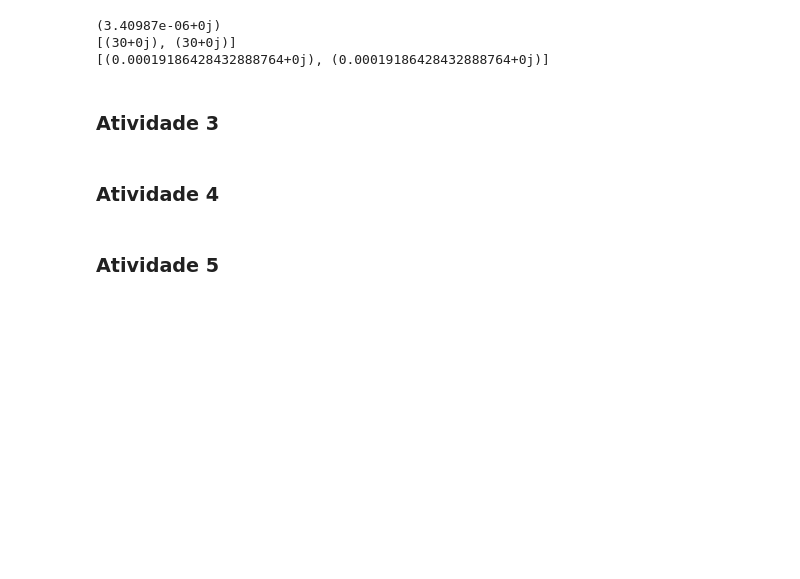
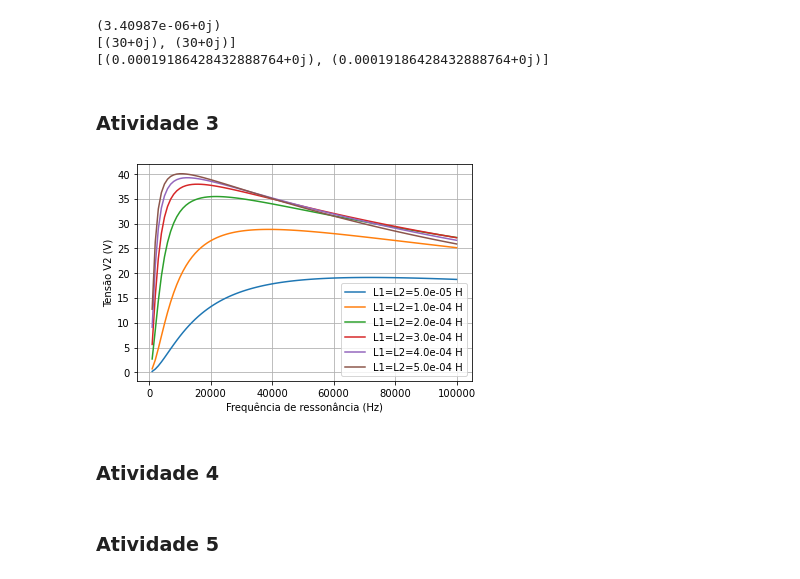
Before and after one commit to Tainapb/Projeto-WPT--Eletromagnetismo-e-Ondulatoria-, a Jupyter notebook: Projeto WPT-Oficial.ipynb, the cells around one changed output. Saved outputs shown, nothing was run; the diff lists cells and outputs as text; code cells hidden in the pictures; blank space fills up the shorter version.

```diff
--- a/Projeto WPT-Oficial.ipynb
+++ b/Projeto WPT-Oficial.ipynb
@@ -68,6 +68,64 @@ print(Trafo1.FatoresDeQualidade())
 [(0.00019186428432888764+0j), (0.00019186428432888764+0j)]
 # %% [markdown]
 ### Atividade 3
+# %%
+#função que calcula as correntes i1 e 12 com capacitor C1 em série no primário e C2 em paralelo no secundário
+def CalcularTransformadorC2Paralelo(Trafo, V1, Rcarga, freq):
+    #frequência algular
+    w=2*pi*freq
+    R1=Trafo.R1
+    R2=Trafo.R2
+    XL1=1j*w*Trafo.L1
+    XL2=1j*w*Trafo.L2
+    XM=1j*w*Trafo.M()
+    XC1=1/(1j*w*Trafo.C1)
+    XC2=1/(1j*w*Trafo.C2)
+    #cálculo do transformador
+    Zparalelo=1/(1/XC2+1/Rcarga)
+    Z=np.array([[R1+XL1+XC1, -XM],[XM, -XL2-R2-Zparalelo]])
+    #adaptação: no circuito é onda quadrada, então a amplitude deve ser menor: a da fundamental
+    V=np.array([V1,0])
+    i=np.dot(linalg.inv(Z),V)
+    return i[0], i[1]
+# %%
+Trafo2 = Transformador()
+Trafo2.R1=3.35
+Trafo2.R2=3.35
+Trafo2.L1=3.40987e-6
+Trafo2.L2=3.40987e-6
+Trafo2.k=0.1
+lisFreq=np.linspace(1e3, 100e3, 100)
+
+Rc=400
+#lisIndutancias=np.linspace(10e-6, 1000e-6, 7)
+lisIndutancias=[50e-6, 100e-6, 200e-6, 300e-6, 400e-6, 500e-6]
+
+for L in lisIndutancias:
+    Trafo2.L1=L
+    Trafo2.L2=L
+    lisVout=[]
+    for freq in lisFreq:
+        w=2*pi*freq
+        Trafo2.C1=1/(Trafo2.L1*w**2)
+        Trafo2.C2=1/(Trafo2.L2*w**2)
+        Trafo2.R1=0.5+0.5*5*freq/100e3
+        Trafo2.R2=0.5+0.5*5*freq/100e3
+        #Trafo2.R1=0.5
+        #Trafo2.R2=0.5
+        i1, i2 = CalcularTransformadorC2Paralelo(Trafo2, 5, Rc, freq)
+        XC2=1/(1j*w*Trafo2.C2)
+        Zparalelo=1/(1/Rc+1/XC2)
+        Vout=Zparalelo*i2
+        lisVout.append(abs(Vout))
+
+    plt.plot(lisFreq, lisVout, label="L1=L2=%.1e H" %L)
+plt.xlabel("Frequência de ressonância (Hz)")
+plt.ylabel("Tensão V2 (V)")
+plt.legend()
+plt.grid(True)
+plt.show()
+# %% [output]
+[figure, added]
 # %% [markdown]
 ### Atividade 4
 # %% [markdown]
```
